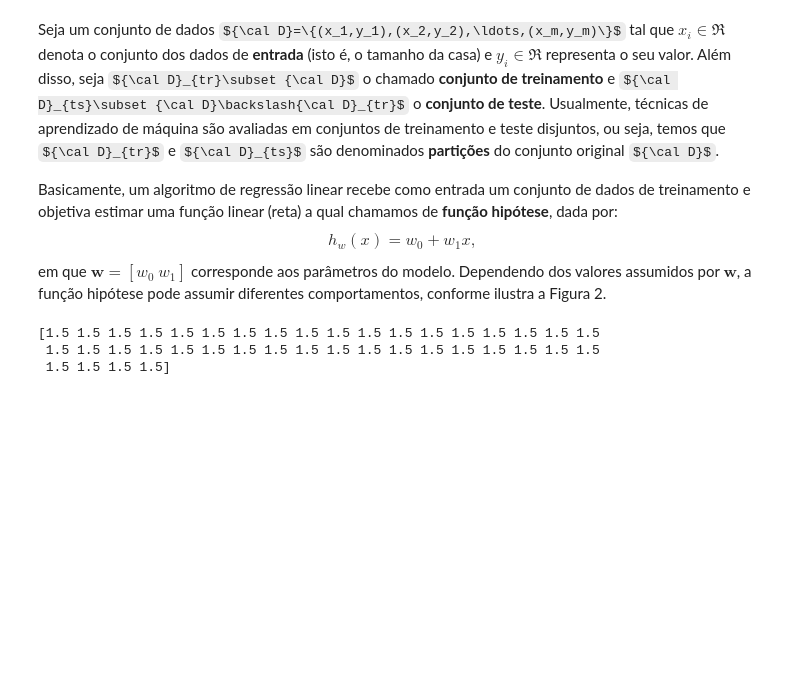
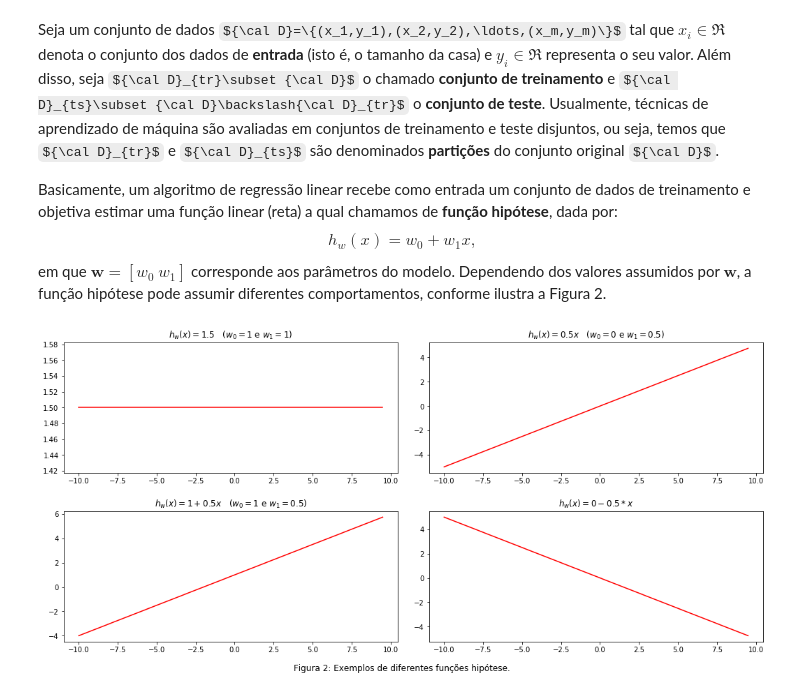
Before and after one commit to jppbsi/lectures, a Jupyter notebook: machine_learning/aula_1/aula_1.ipynb, the cells around one changed output. Cells and saved outputs as stored; diff of their text form; code cells hidden in the pictures; some formulas as TeX source; blank space fills up the shorter version.

```diff
--- a/machine_learning/aula_1/aula_1.ipynb
+++ b/machine_learning/aula_1/aula_1.ipynb
@@ -51,12 +51,33 @@ h_w(x) = w_0+w_1x,
 \tag{1}
 \end{equation}
 em que $\textbf{w}=[w_0\ w_1]$ corresponde aos parâmetros do modelo. Dependendo dos valores assumidos por $\textbf{w}$, a função hipótese pode assumir diferentes comportamentos, conforme ilustra a Figura 2.
-# %%
-x = numpy.arange(-10, 10, 0.5)
-
-y = 1.5 + 0*x #h_w(x) = 1.5 + w_1*0
-print(y)
-# %% [output]
-[1.5 1.5 1.5 1.5 1.5 1.5 1.5 1.5 1.5 1.5 1.5 1.5 1.5 1.5 1.5 1.5 1.5 1.5
- 1.5 1.5 1.5 1.5 1.5 1.5 1.5 1.5 1.5 1.5 1.5 1.5 1.5 1.5 1.5 1.5 1.5 1.5
- 1.5 1.5 1.5 1.5]
+# %%
+fig = pyplot.figure(figsize=(15,7))
+
+x = numpy.arange(-10, 10, 0.5)
+
+pyplot.subplot(2, 2, 1)
+y = 1.5 + 0*x #h_w(x) = 1.5 + w_1*0
+pyplot.plot(x, y, color = "red")
+pyplot.title("$h_w(x) = 1.5$   $(w_0 = 1$ e $w_1 = 1)$")
+
+pyplot.subplot(2, 2, 2)
+y = 0 + 0.5*x #h_w(x) = 0 + 0.5*x
+pyplot.plot(x, y, color = "red")
+pyplot.title("$h_w(x) = 0.5x$   $(w_0 = 0$ e $w_1 = 0.5)$")
+
+pyplot.subplot(2, 2, 3)
+y = 1 + 0.5*x #h_w(x) = 1 + 0.5*x
+pyplot.plot(x, y, color = "red")
+pyplot.title("$h_w(x) = 1 + 0.5x$   $(w_0 = 1$ e $w_1 = 0.5)$")
+
+pyplot.subplot(2, 2, 4)
+y = 0 - 0.5*x #h_w(x) = 0 - 0.5*x
+pyplot.plot(x, y, color = "red")
+pyplot.title("$h_w(x) = 0 - 0.5*x$")
+
+fig.tight_layout(pad=2)
+fig.suptitle("Figura 2: Exemplos de diferentes funções hipótese.", y=0.01)
+pyplot.show()
+# %% [output]
+[figure, added]
```
